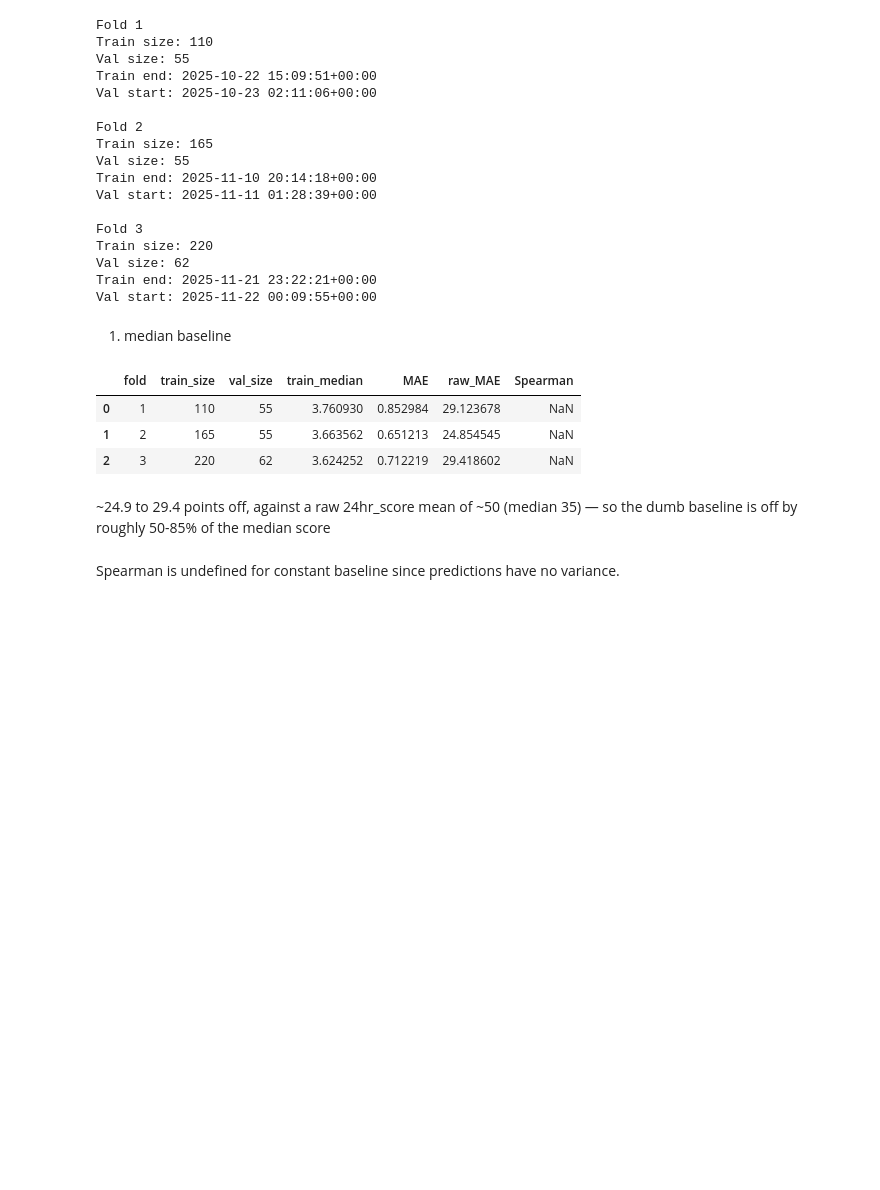
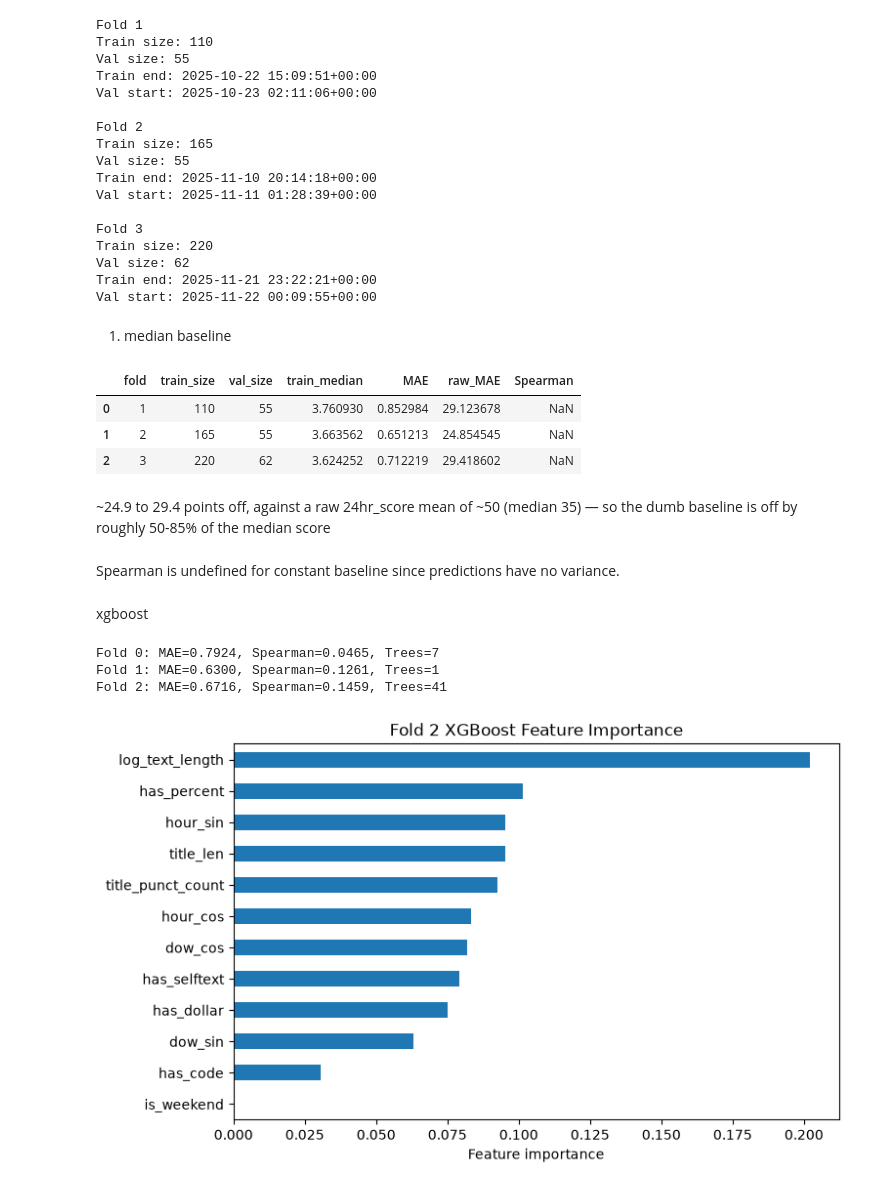
Before and after one commit to j-chowder/reddit, a Jupyter notebook: src/build_model/build_model.ipynb, the cells around one changed output. Saved outputs shown, nothing was run; the diff lists cells and outputs as text; code cells hidden in the pictures; blank space fills up the shorter version.

Commit message:
fit an xgb model

```diff
--- a/src/build_model/build_model.ipynb
+++ b/src/build_model/build_model.ipynb
@@ -176,3 +177,5 @@ baseline_df
 ~24.9 to 29.4 points off, against a raw 24hr_score mean of ~50 (median 35) — so the dumb baseline is off by roughly 50-85% of the median score
 # %% [markdown]
 Spearman is undefined for constant baseline since predictions have no variance.
+# %% [markdown]
+xgboost
@@ -178,0 +200,49 @@ Spearman is undefined for constant baseline since predictions have no variance.
+# %%
+fold_results = []
+
+for fold, (train_idx, val_idx) in enumerate(folds):
+    X_train, X_val = X.iloc[train_idx], X.iloc[val_idx]
+    y_train, y_val = y.iloc[train_idx], y.iloc[val_idx]
+
+    model = XGBRegressor(**params)
+
+    model.fit(
+      X_train,
+      y_train,
+      eval_set=[(X_val, y_val)],
+      verbose=False
+    )
+
+    preds = model.predict(X_val)
+
+    mae = mean_absolute_error(y_val, preds)
+    spear = spearmanr(y_val, preds).correlation
+
+    fold_results.append({
+        "fold": fold,
+        "mae": mae,
+        "spearman": spear,
+        "best_iteration": model.best_iteration
+    })
+
+    print(f"Fold {fold}: MAE={mae:.4f}, Spearman={spear:.4f}, Trees={model.best_iteration}")
+# %% [output]
+Fold 0: MAE=0.7924, Spearman=0.0465, Trees=7
+Fold 1: MAE=0.6300, Spearman=0.1261, Trees=1
+Fold 2: MAE=0.6716, Spearman=0.1459, Trees=41
+# %%
+fold2_importance = pd.Series(
+    model.feature_importances_,
+    index=X.columns
+).sort_values(ascending=False)
+# %%
+fold2_importance.sort_values().plot(
+    kind="barh",
+    figsize=(8,5)
+)
+
+plt.xlabel("Feature importance")
+plt.title("Fold 2 XGBoost Feature Importance")
+plt.show()
+# %% [output]
+[figure, added]
```
Also changed, not shown: parts of 3 cells of this notebook.
